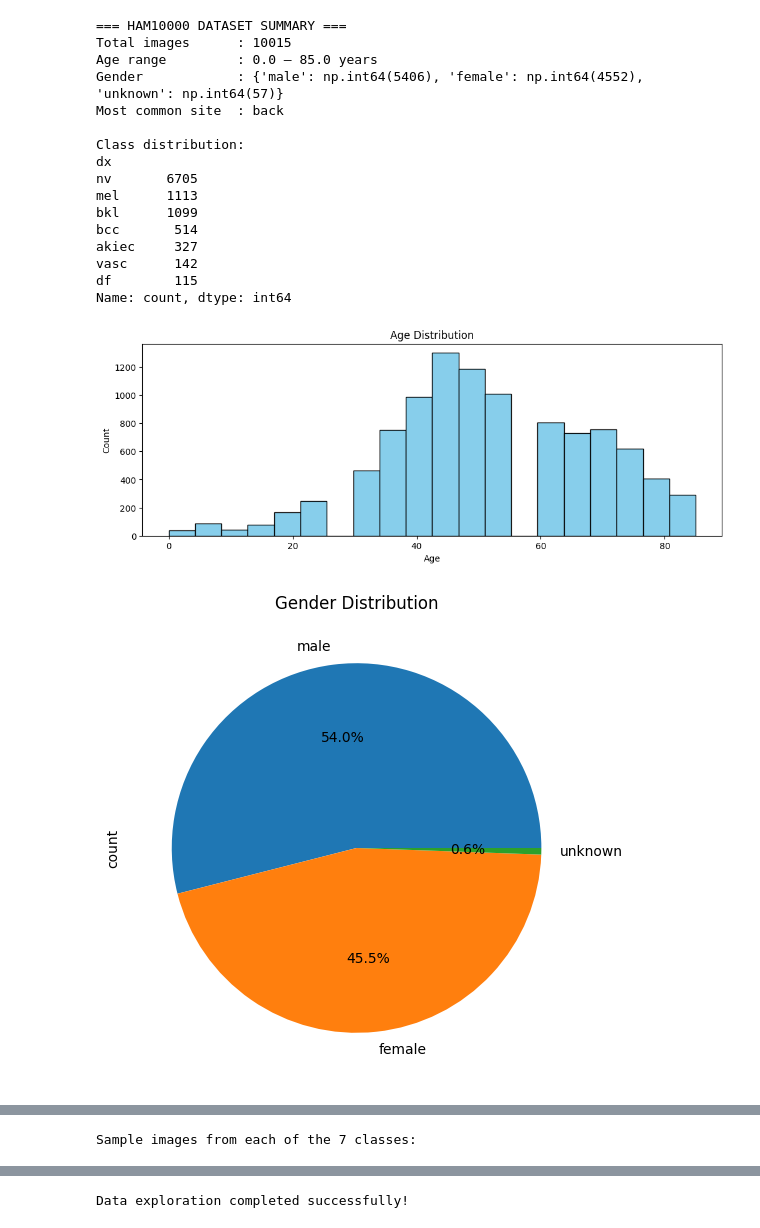
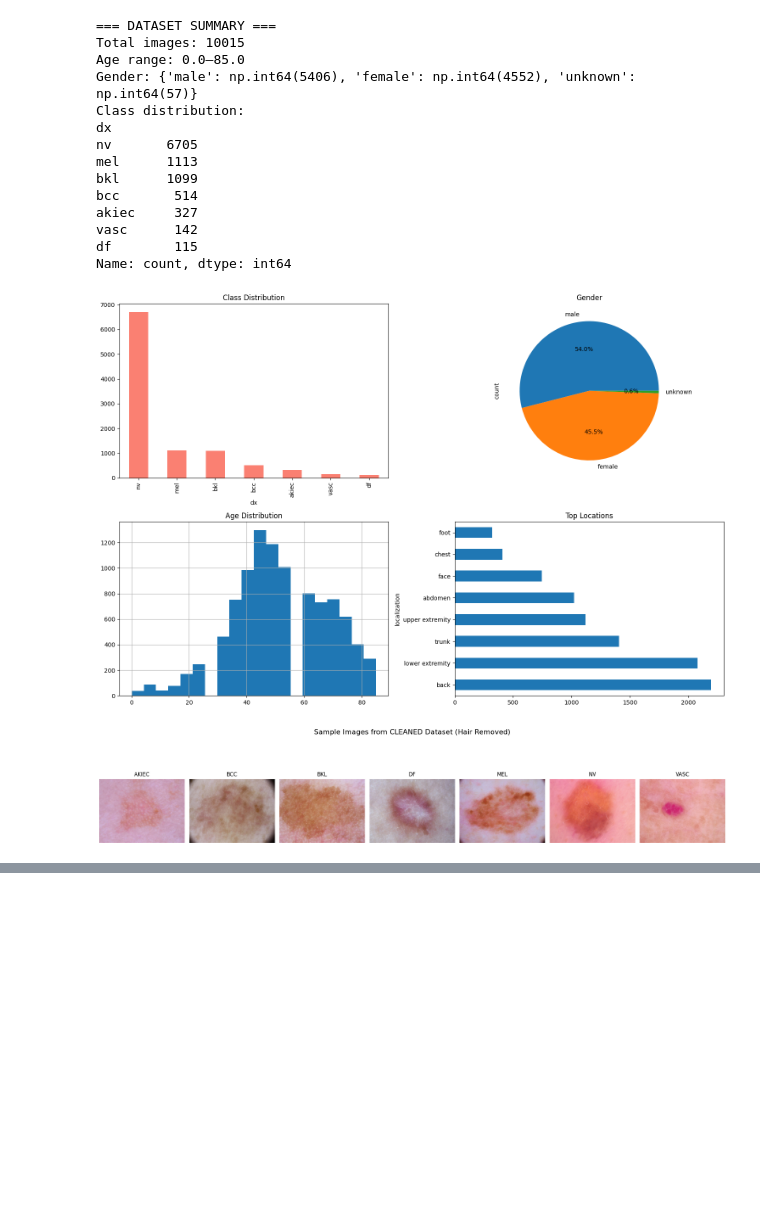
Before and after one commit to frankzohim/AIGC5005-Skin-Cancer-HAM10000, a Jupyter notebook: Skin_Cancer_HAM10000_Final.ipynb, the cells around one changed output, grey strips where cells are left out. Saved outputs shown, nothing was run; the diff lists cells and outputs as text; code cells hidden in the pictures; blank space fills up the shorter version.

```diff
--- a/Skin_Cancer_HAM10000_Final.ipynb
+++ b/Skin_Cancer_HAM10000_Final.ipynb
@@ -58,71 +84,46 @@ HAM10000 dataset loaded – 10,015 images (Complexity & Size criteria satisfied)
 # %%
-# CELL 5 – SIMPLE DATA EXPLORATION (100% WORKING, NO ERRORS)
-
+# CELL 5 – LOAD DATA & EXPLORATION (using original for plots)
 df = pd.read_csv('HAM10000_metadata.csv')
-df['path'] = df['image_id'].apply(lambda x: f"all_images/{x}.jpg")
+df['path'] = df['image_id'].apply(lambda x: f"clean_images/{x}.jpg")
 class_names = ['akiec', 'bcc', 'bkl', 'df', 'mel', 'nv', 'vasc']
 
-print("=== HAM10000 DATASET SUMMARY ===")
-print(f"Total images      : {len(df)}")
-print(f"Age range         : {df['age'].min()} – {df['age'].max()} years")
-print(f"Gender            : {dict(df['sex'].value_counts())}")
-print(f"Most common site  : {df['localization'].value_counts().index[0]}")
-print("\nClass distribution:")
+print("=== DATASET SUMMARY ===")
+print(f"Total images: {len(df)}")
+print(f"Age range: {df['age'].min()}–{df['age'].max()}")
+print(f"Gender: {dict(df['sex'].value_counts())}")
+print(f"Class distribution:")
 print(df['dx'].value_counts())
 
-# Simple plots one after another (no complex subplots)
-plt.figure(figsize=(12, 4))
-plt.hist(df['age'].dropna(), bins=20, color='skyblue', edgecolor='black')
-plt.title('Age Distribution')
-plt.xlabel('Age')
-plt.ylabel('Count')
-plt.show()
+# Simple plots
+plt.figure(figsize=(15, 10))
+plt.subplot(2,2,1); df['dx'].value_counts().plot(kind='bar', color='salmon'); plt.title('Class Distribution')
+plt.subplot(2,2,2); df['sex'].value_counts().plot(kind='pie', autopct='%1.1f%%'); plt.title('Gender')
+plt.subplot(2,2,3); df['age'].hist(bins=20); plt.title('Age Distribution')
+plt.subplot(2,2,4); df['localization'].value_counts().head(8).plot(kind='barh'); plt.title('Top Locations')
+plt.tight_layout(); plt.show()
 
-df['sex'].value_counts().plot(kind='pie', autopct='%1.1f%%', figsize=(6,6))
-plt.title('Gender Distribution')
-plt.show()
-
-df['localization'].value_counts().head(8).plot(kind='barh', color='lightgreen', figsize=(10,5))
-plt.title('Top 8 Lesion Locations')
-plt.xlabel('Number of Images')
-plt.show()
-
-df['dx'].value_counts().plot(kind='bar', color='salmon', figsize=(10,5))
-plt.title('Class Distribution (7 Skin Lesion Types)')
-plt.ylabel('Number of Images')
-plt.xticks(rotation=45)
-plt.show()
-
-# One clean row of sample images from each class
-print("Sample images from each of the 7 classes:")
+# Sample images from cleaned dataset
 plt.figure(figsize=(20, 5))
 for i, lesion in enumerate(class_names, 1):
     path = df[df['dx'] == lesion].sample(1, random_state=42)['path'].values[0]
     img = cv2.cvtColor(cv2.imread(path), cv2.COLOR_BGR2RGB)
-    plt.subplot(1, 7, i)
-    plt.imshow(img)
-    plt.title(lesion.upper())
-    plt.axis('off')
-plt.tight_layout()
-plt.show()
-
-print("Data exploration completed successfully!")
+    plt.subplot(1,7,i); plt.imshow(img); plt.title(lesion.upper()); plt.axis('off')
+plt.suptitle('Sample Images from CLEANED Dataset (Hair Removed)', fontsize=16)
+plt.tight_layout(); plt.show()
 # %% [output]
-=== HAM10000 DATASET SUMMARY ===
-Total images      : 10015
-Age range         : 0.0 – 85.0 years
-Gender            : {'male': np.int64(5406), 'female': np.int64(4552), 'unknown': np.int64(57)}
-Most common site  : back
-
+=== DATASET SUMMARY ===
+Total images: 10015
+Age range: 0.0–85.0
+Gender: {'male': np.int64(5406), 'female': np.int64(4552), 'unknown': np.int64(57)}
 Class distribution:
 dx
 nv       6705
 mel      1113
 bkl      1099
 bcc       514
 akiec     327
 vasc      142
 df        115
 Name: count, dtype: int64
-[figure, old version]
+[figure, new version]
-[figure, old version]
+[figure, new version]
@@ -131 +129,0 @@ Name: count, dtype: int64
-Sample images from each of the 7 classes:
@@ -133,2 +130 @@ Sample images from each of the 7 classes:
-Data exploration completed successfully!
 # %%
```
Also changed, not shown: parts of 10 cells of this notebook.
